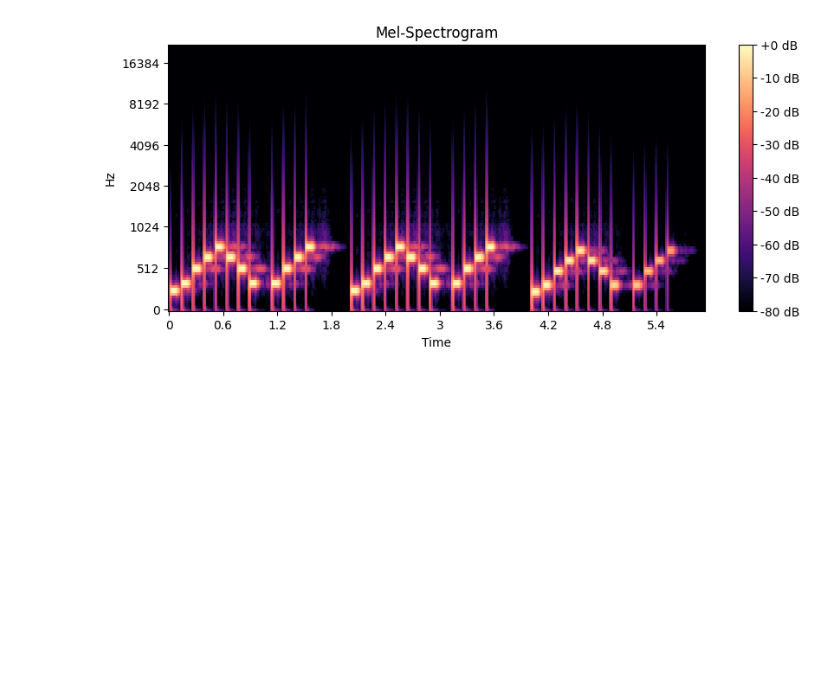
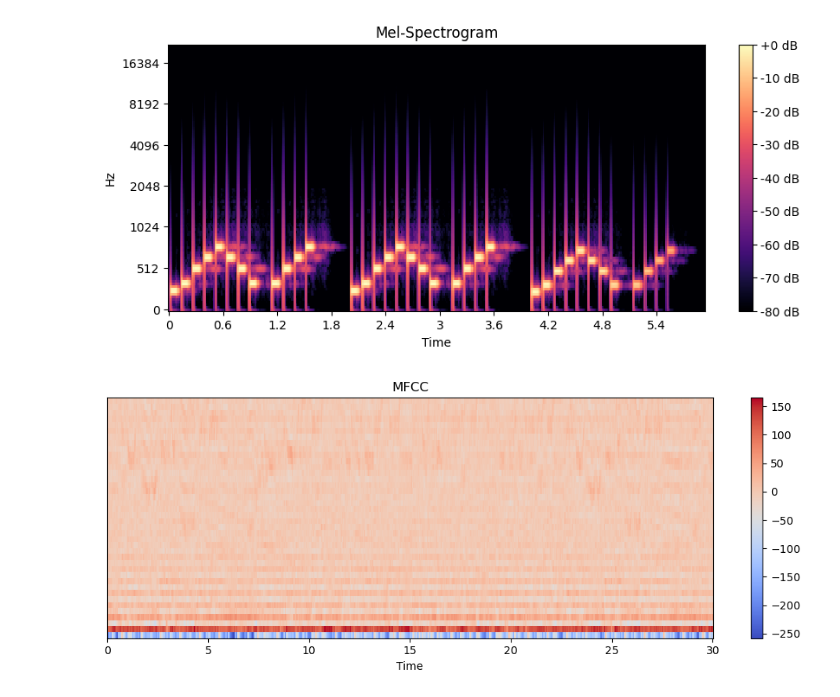
Before and after one commit to terryluan12/Genrify, a Jupyter notebook: genrify.ipynb, the cells around one changed output. Saved outputs shown, nothing was run; the diff lists cells and outputs as text; code cells hidden in the pictures; blank space fills up the shorter version.

Commit message:
Added mfcc feature extraction

```diff
--- a/genrify.ipynb
+++ b/genrify.ipynb
@@ -71,3 +71,50 @@ def get_mel_spectrograms():
 get_mel_spectrograms()
 # %% [output]
 [figure]
+# %%
+# convert .wav to MFCC features
+import librosa
+
+def extract_features_mfcc(file_name):
+    """
+    Extract MFCC features from audio file
+
+    Args:
+        file_name (str): path to audio file
+    Returns:
+        mfccs (np.array): MFCC features
+    """
+    num_mfcc = 40
+    audio, sample_rate = librosa.load(file_name)
+    mfccs = librosa.feature.mfcc(y=audio, sr=sample_rate, n_mfcc=num_mfcc)
+    mfccs = mfccs[:, 0:num_mfcc]
+    return mfccs
+
+# save mfcc features to an image
+import matplotlib.pyplot as plt
+import librosa.display
+
+def save_mfcc_image(mfccs, file_name):
+    """
+    Save MFCC features as an image
+
+    Args:
+        mfccs (np.array): MFCC features
+        file_name (str): path to save image
+    """
+    plt.figure(figsize=(10, 4))
+    librosa.display.specshow(mfccs, x_axis='time')
+    plt.colorbar()
+    plt.title('MFCC')
+    plt.tight_layout()
+    plt.savefig(file_name)
+# %%
+mfcc = extract_features_mfcc('Data/genres_original/blues/blues.00000.wav')
+plt.figure(figsize=(10, 4))
+librosa.display.specshow(mfccs, x_axis='time')
+plt.colorbar()
+plt.title('MFCC')
+plt.tight_layout()
+plt.show()
+# %% [output]
+[figure, added]
```
